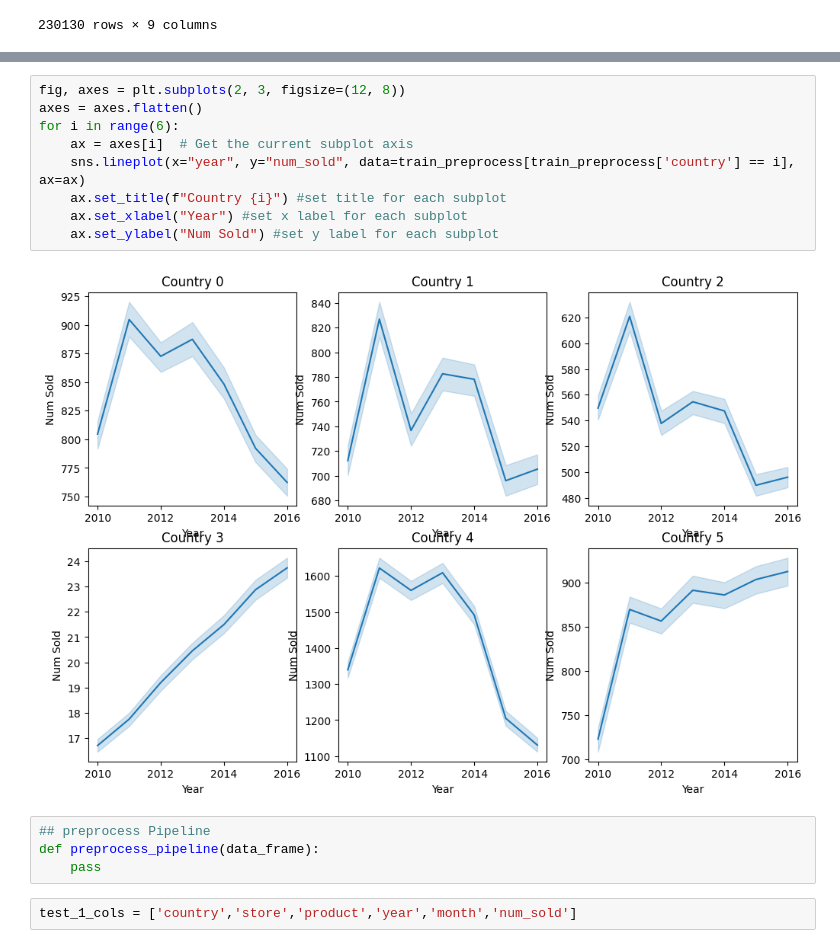
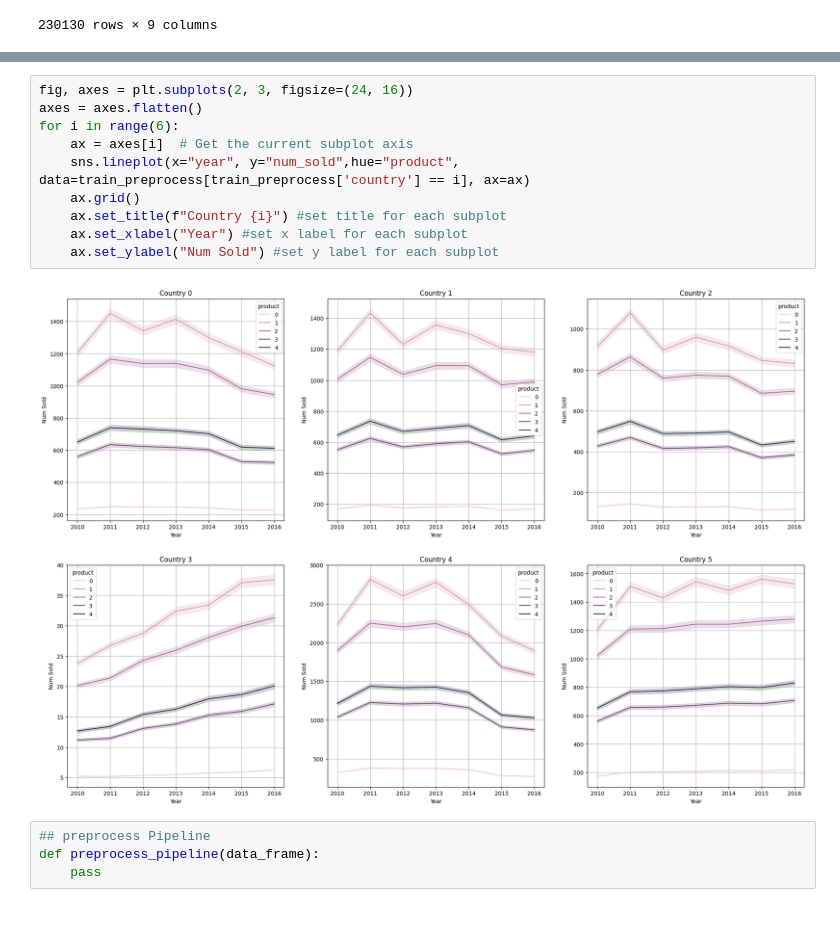
Before and after one commit to pawara101/Kaggle-competitions-by-pawara101, a Jupyter notebook: notebookcacc229a9c.ipynb, the cells around one changed output, grey strips where cells are left out. Drawn from its saved outputs; the diff is of its cells as text; blank space fills up the shorter version.

```diff
--- a/notebookcacc229a9c.ipynb
+++ b/notebookcacc229a9c.ipynb
@@ -312,17 +369,16 @@ for i in range(6):
 # %%
-fig, axes = plt.subplots(2, 3, figsize=(12, 8))
+fig, axes = plt.subplots(2, 3, figsize=(24, 16))
 axes = axes.flatten()
 for i in range(6):
     ax = axes[i]  # Get the current subplot axis
-    sns.lineplot(x="year", y="num_sold", data=train_preprocess[train_preprocess['country'] == i], ax=ax)
+    sns.lineplot(x="year", y="num_sold",hue="product", data=train_preprocess[train_preprocess['country'] == i], ax=ax)
+    ax.grid()
     ax.set_title(f"Country {i}") #set title for each subplot
     ax.set_xlabel("Year") #set x label for each subplot
     ax.set_ylabel("Num Sold") #set y label for each subplot
 # %% [output]
-[figure, old version]
+[figure, new version]
 # %%
 ## preprocess Pipeline
 def preprocess_pipeline(data_frame):
     pass
-# %%
-test_1_cols = ['country','store','product','year','month','num_sold']
```
Also changed, not shown: parts of 53 cells of this notebook.
